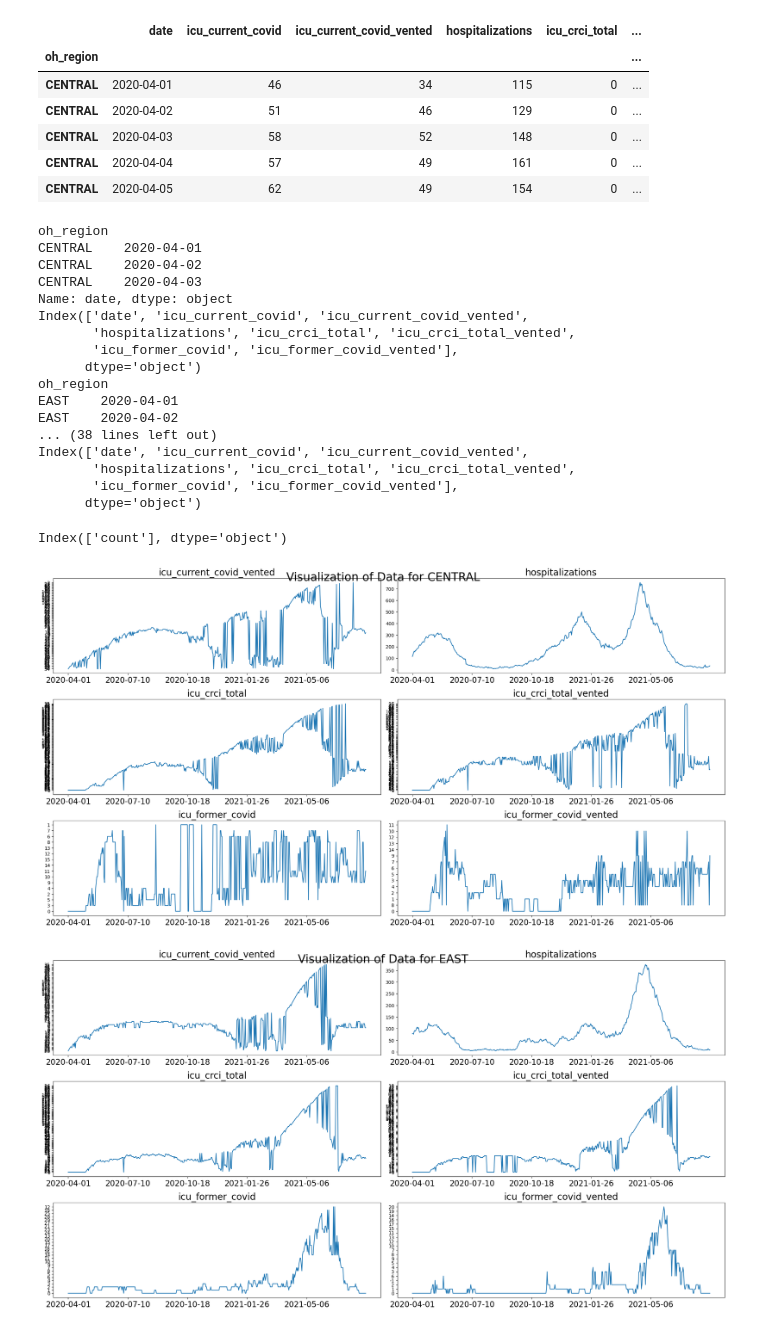
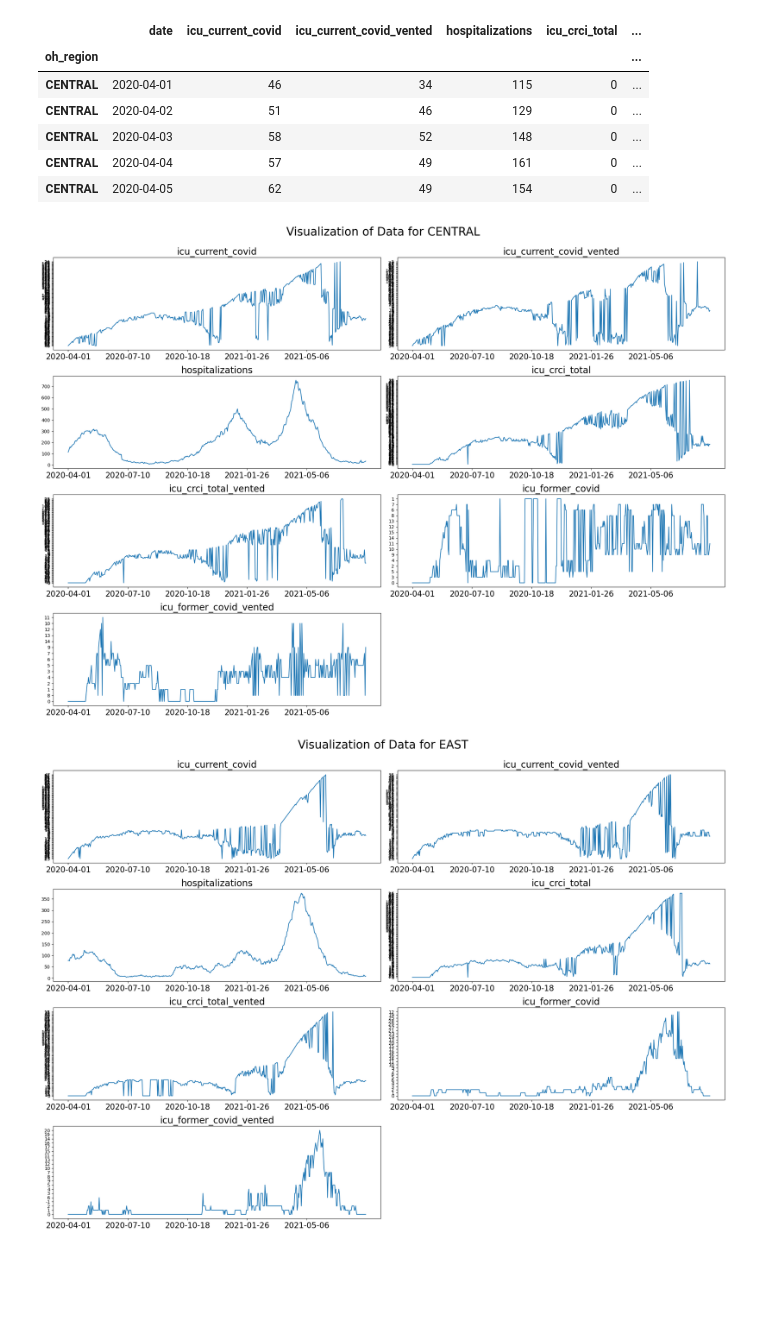
Before and after one commit to SefahF/AI4PH_Data_Versioning_Test, a Jupyter notebook: Assignment.ipynb, the cells around one changed output. Drawn from its saved outputs; the diff is of its cells as text; code cells hidden in the pictures; blank space fills up the shorter version.

```diff
--- a/Assignment.ipynb
+++ b/Assignment.ipynb
@@ -69,64 +92,21 @@ data.head()
 | CENTRAL | 2020-04-03 | 58 | 52 | 148 | 0 | ... |
 | CENTRAL | 2020-04-04 | 57 | 49 | 161 | 0 | ... |
 | CENTRAL | 2020-04-05 | 62 | 49 | 154 | 0 | ... |
-# %%
-# data.loc['CENTRAL', "icu_current_covid"]
-for region in regions:
-    location = data.loc[region]
-    # location = pd.DataFrame(location["count"])
-    print(location['date'][:3])
-    print(location.columns)
-# %% [output]
-oh_region
-CENTRAL    2020-04-01
-CENTRAL    2020-04-02
-CENTRAL    2020-04-03
-Name: date, dtype: object
-Index(['date', 'icu_current_covid', 'icu_current_covid_vented',
-       'hospitalizations', 'icu_crci_total', 'icu_crci_total_vented',
-       'icu_former_covid', 'icu_former_covid_vented'],
-      dtype='object')
-oh_region
-EAST    2020-04-01
-EAST    2020-04-02
-... (38 lines left out)
-Index(['date', 'icu_current_covid', 'icu_current_covid_vented',
-       'hospitalizations', 'icu_crci_total', 'icu_crci_total_vented',
-       'icu_former_covid', 'icu_former_covid_vented'],
-      dtype='object')
-# %%
-
-region_group = data.groupby([data["oh_region"]]).value_counts()
-region_group = pd.DataFrame(region_group)
-region_group.head()
-region_group.tail()
-# for region in regions:
-#     location = region_group.loc[region]
-#     location = pd.DataFrame(location["count"])
-#     print(location.head())
-#     print(location.columns)
-
-region_group.columns
-# %% [output]
-Index(['count'], dtype='object')
 # %%
-# region_group = data.groupby([data["oh_region"]], group_keys=True).value_counts()
-# region_group = pd.DataFrame(region_group)
-# region_group.head()
-# region_group.tail()
+# We visualise the time series trajectory for the first 500 data points after grouping by region
 for region in regions:
     location = data.loc[region]
     plt.figure(figsize=(21,15))
     i = 1
-    plt.suptitle("Visualization of Data for " + region, fontsize = 25, y = 0.95)
-    for name in data.columns[2:]:
+    plt.suptitle("Visualization of Data for " + region, fontsize = 25, y = 1.0)
+    for name in data.columns[1:]:
         plt.subplot(4,2,i)
         plt.plot(np.arange(len(location['date'][:500])), location[name][:500])
         plt.xticks(np.arange(0,500,100), location["date"][0:500:100], fontsize = 17)
         plt.title(name, fontsize = 20)
         i +=1
     plt.tight_layout()
     plt.show()
 # %% [output]
-[figure, old version]
+[figure, new version]
-[figure, old version]
+[figure, new version]
```
Also changed, not shown: parts of 13 cells of this notebook.
